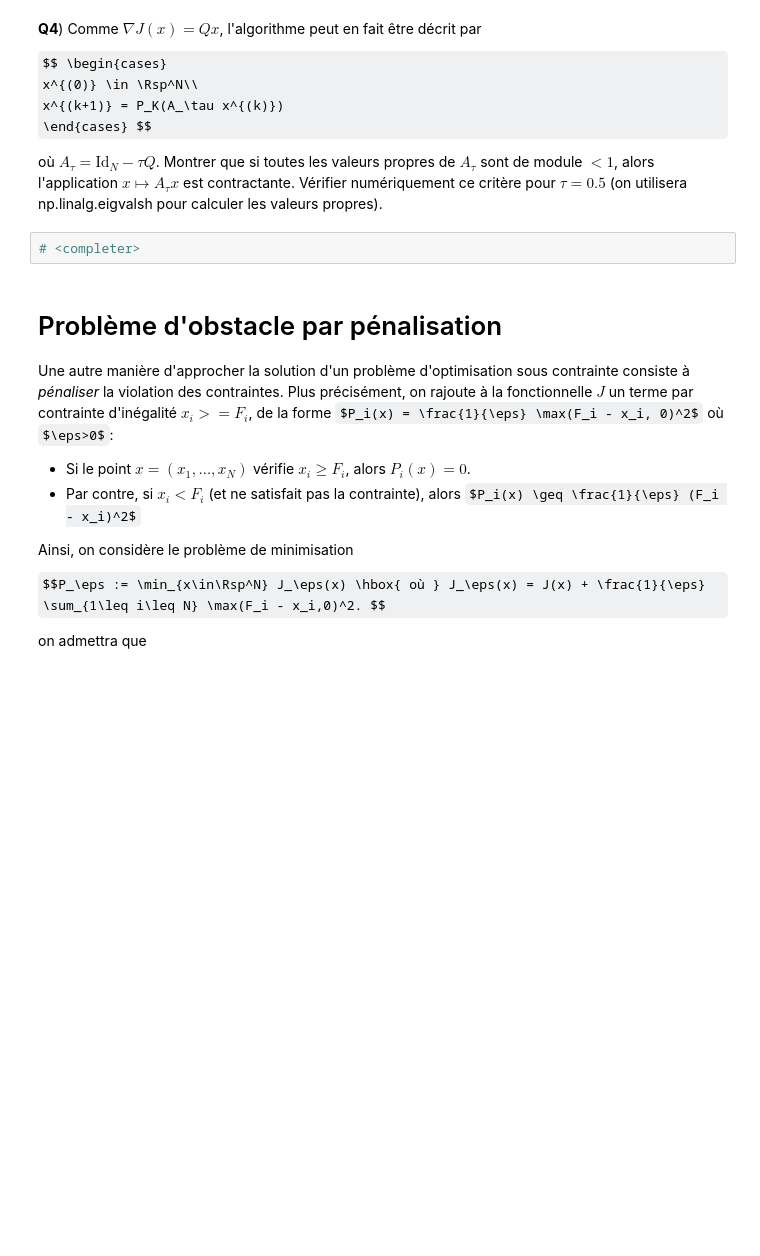
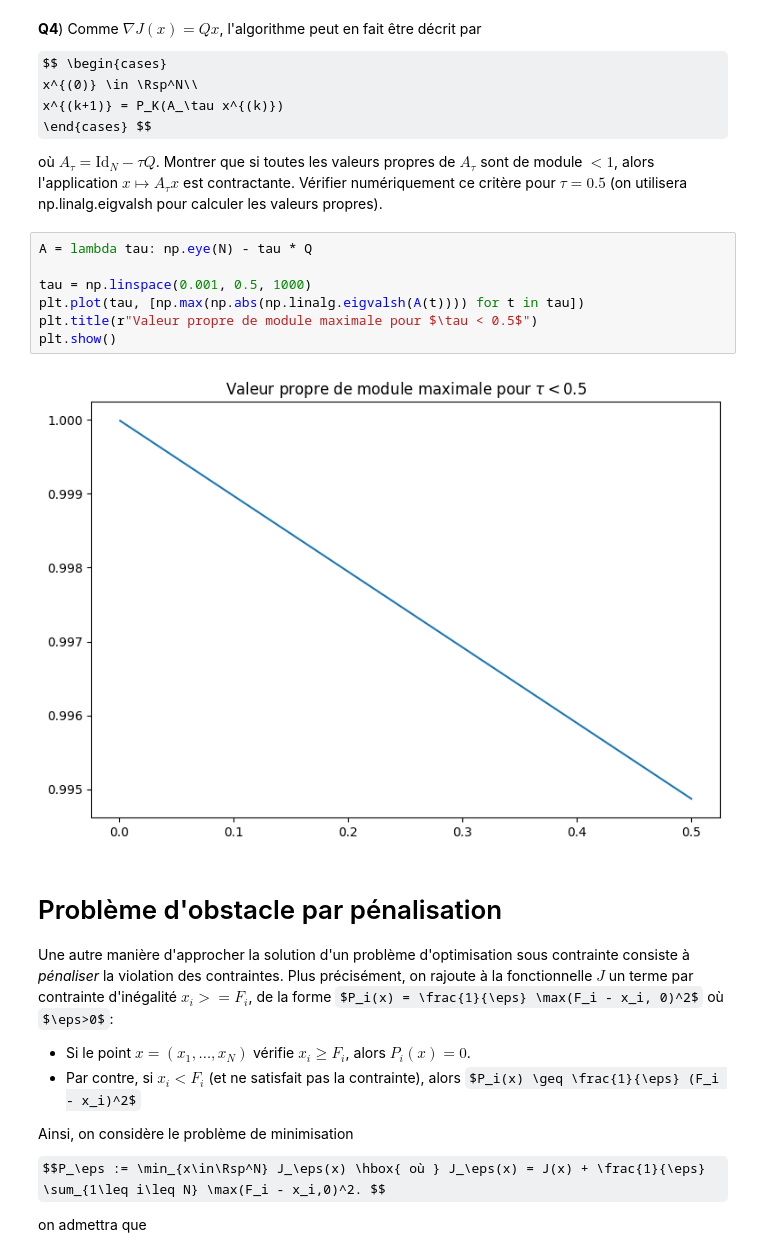
Before and after one commit to aboissie/Algorithms-for-Optimization-, a Jupyter notebook: TP3/tp3-sujet.ipynb, the cells around one changed output. Drawn from its saved outputs; the diff is of its cells as text; some formulas as TeX source; blank space fills up the shorter version.

```diff
--- a/TP3/tp3-sujet.ipynb
+++ b/TP3/tp3-sujet.ipynb
@@ -92,8 +166,15 @@ x^{(k+1)} = P_K(A_\tau x^{(k)})
 \end{cases} $$
 
 où $A_\tau = \mathrm{Id}_N - \tau Q$. Montrer que si toutes les valeurs propres de $A_\tau$ sont de module $<1$, alors l'application $x\mapsto A_\tau x$ est contractante. Vérifier numériquement ce critère pour $\tau=0.5$ (on utilisera np.linalg.eigvalsh pour calculer les valeurs propres).
-# %%
-# <completer>
+# %%
+A = lambda tau: np.eye(N) - tau * Q
+
+tau = np.linspace(0.001, 0.5, 1000)
+plt.plot(tau, [np.max(np.abs(np.linalg.eigvalsh(A(t)))) for t in tau])
+plt.title(r"Valeur propre de module maximale pour $\tau < 0.5$")
+plt.show()
+# %% [output]
+[figure, added]
 # %% [markdown]
 # Problème d'obstacle par pénalisation
 
```
Also changed, not shown: parts of 12 cells of this notebook.
